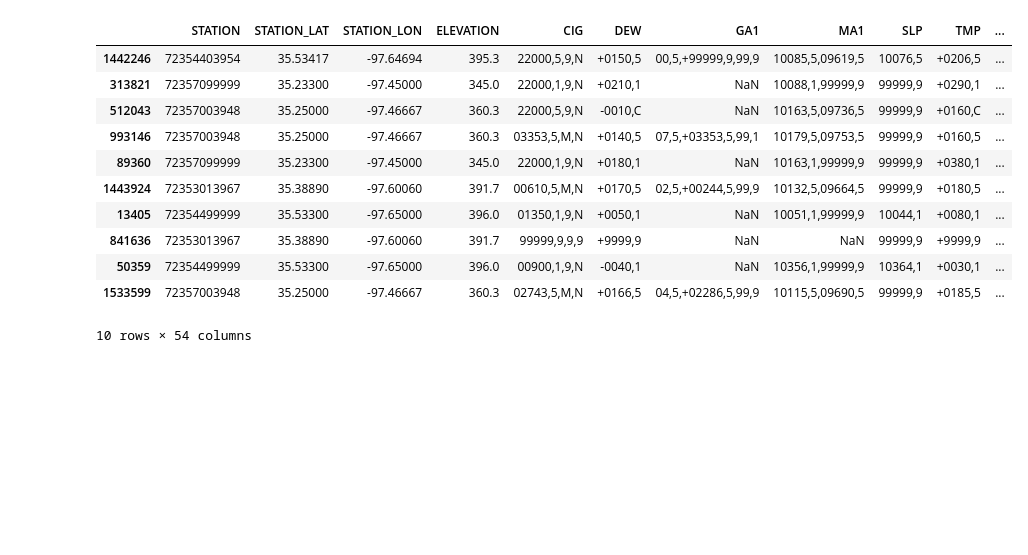
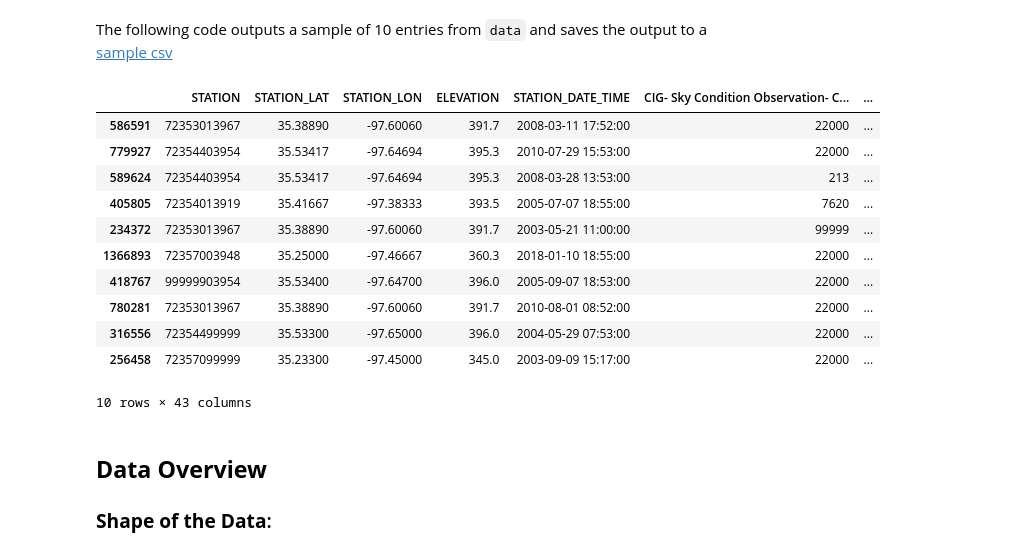
Before and after one commit to Erdos-Projects/fall-2025-predicting-tornadoes, a Jupyter notebook: EDA_Draft_Taylor.ipynb, the cells around one changed output. Cells and saved outputs as stored; diff of their text form; code cells hidden in the pictures; blank space fills up the shorter version.

```diff
--- a/EDA_Draft_Taylor.ipynb
+++ b/EDA_Draft_Taylor.ipynb
@@ -224,19 +289,30 @@ data = create_tornado_indicator(drop_cols=columns_to_drop,split_tuples=True, map
+# %% [markdown]
+The following code outputs a sample of 10 entries from `data` and saves the output to a [sample csv](< results/eda_summaries/small_sample.csv>)
 # %%
-## Data Access and Setup
-# Sample
+## Setup
+
 sample_of_data = data.sample(10)
-sample_of_data
+display(sample_of_data)
+
+# Save to csv
+
+sample_of_data.to_csv('results/eda_summaries/small_sample.csv')
 # %% [output]
-|  | STATION | STATION_LAT | STATION_LON | ELEVATION | CIG | DEW | GA1 | MA1 | SLP | TMP | ... |
-| 1442246 | 72354403954 | 35.53417 | -97.64694 | 395.3 | 22000,5,9,N | +0150,5 | 00,5,+99999,9,99,9 | 10085,5,09619,5 | 10076,5 | +0206,5 | ... |
-| 313821 | 72357099999 | 35.23300 | -97.45000 | 345.0 | 22000,1,9,N | +0210,1 | NaN | 10088,1,99999,9 | 99999,9 | +0290,1 | ... |
-| 512043 | 72357003948 | 35.25000 | -97.46667 | 360.3 | 22000,5,9,N | -0010,C | NaN | 10163,5,09736,5 | 99999,9 | +0160,C | ... |
-| 993146 | 72357003948 | 35.25000 | -97.46667 | 360.3 | 03353,5,M,N | +0140,5 | 07,5,+03353,5,99,1 | 10179,5,09753,5 | 99999,9 | +0160,5 | ... |
-| 89360 | 72357099999 | 35.23300 | -97.45000 | 345.0 | 22000,1,9,N | +0180,1 | NaN | 10163,1,99999,9 | 99999,9 | +0380,1 | ... |
-| 1443924 | 72353013967 | 35.38890 | -97.60060 | 391.7 | 00610,5,M,N | +0170,5 | 02,5,+00244,5,99,9 | 10132,5,09664,5 | 99999,9 | +0180,5 | ... |
-| 13405 | 72354499999 | 35.53300 | -97.65000 | 396.0 | 01350,1,9,N | +0050,1 | NaN | 10051,1,99999,9 | 10044,1 | +0080,1 | ... |
-| 841636 | 72353013967 | 35.38890 | -97.60060 | 391.7 | 99999,9,9,9 | +9999,9 | NaN | NaN | 99999,9 | +9999,9 | ... |
-| 50359 | 72354499999 | 35.53300 | -97.65000 | 396.0 | 00900,1,9,N | -0040,1 | NaN | 10356,1,99999,9 | 10364,1 | +0030,1 | ... |
-| 1533599 | 72357003948 | 35.25000 | -97.46667 | 360.3 | 02743,5,M,N | +0166,5 | 04,5,+02286,5,99,9 | 10115,5,09690,5 | 99999,9 | +0185,5 | ... |
+|  | STATION | STATION_LAT | STATION_LON | ELEVATION | STATION_DATE_TIME | CIG- Sky Condition Observation- C... | ... |
+| 586591 | 72353013967 | 35.38890 | -97.60060 | 391.7 | 2008-03-11 17:52:00 | 22000 | ... |
+| 779927 | 72354403954 | 35.53417 | -97.64694 | 395.3 | 2010-07-29 15:53:00 | 22000 | ... |
+| 589624 | 72354403954 | 35.53417 | -97.64694 | 395.3 | 2008-03-28 13:53:00 | 213 | ... |
+| 405805 | 72354013919 | 35.41667 | -97.38333 | 393.5 | 2005-07-07 18:55:00 | 7620 | ... |
+| 234372 | 72353013967 | 35.38890 | -97.60060 | 391.7 | 2003-05-21 11:00:00 | 99999 | ... |
+| 1366893 | 72357003948 | 35.25000 | -97.46667 | 360.3 | 2018-01-10 18:55:00 | 22000 | ... |
+| 418767 | 99999903954 | 35.53400 | -97.64700 | 396.0 | 2005-09-07 18:53:00 | 22000 | ... |
+| 780281 | 72353013967 | 35.38890 | -97.60060 | 391.7 | 2010-08-01 08:52:00 | 22000 | ... |
+| 316556 | 72354499999 | 35.53300 | -97.65000 | 396.0 | 2004-05-29 07:53:00 | 22000 | ... |
+| 256458 | 72357099999 | 35.23300 | -97.45000 | 345.0 | 2003-09-09 15:17:00 | 22000 | ... |
-10 rows × 54 columns
+10 rows × 43 columns
+# %% [markdown]
+## **Data Overview**
+
+
+### **Shape of the Data**:
 # %%
```
Also changed, not shown: parts of 45 cells of this notebook, 48 other files.
